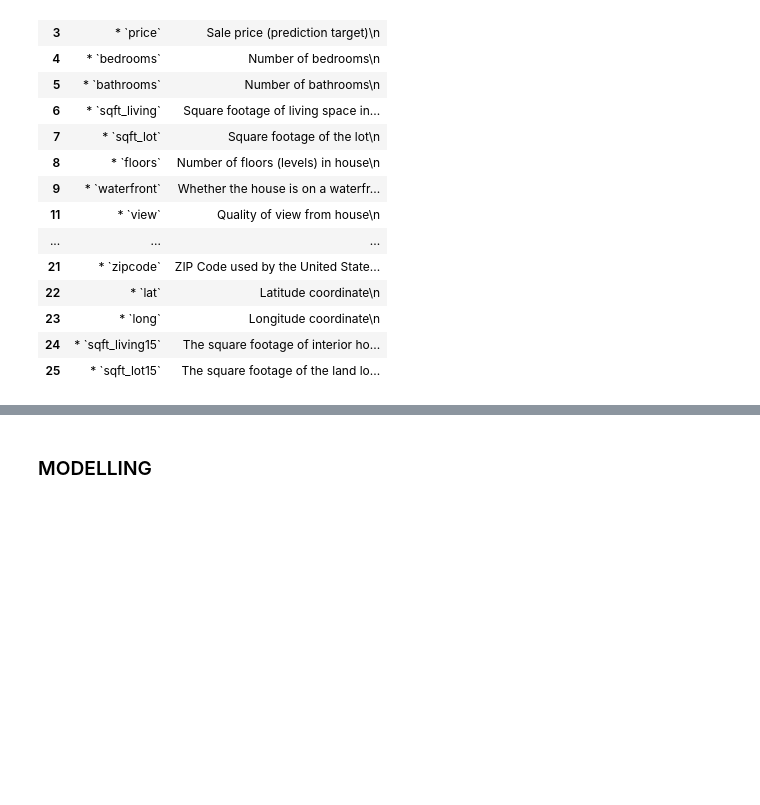
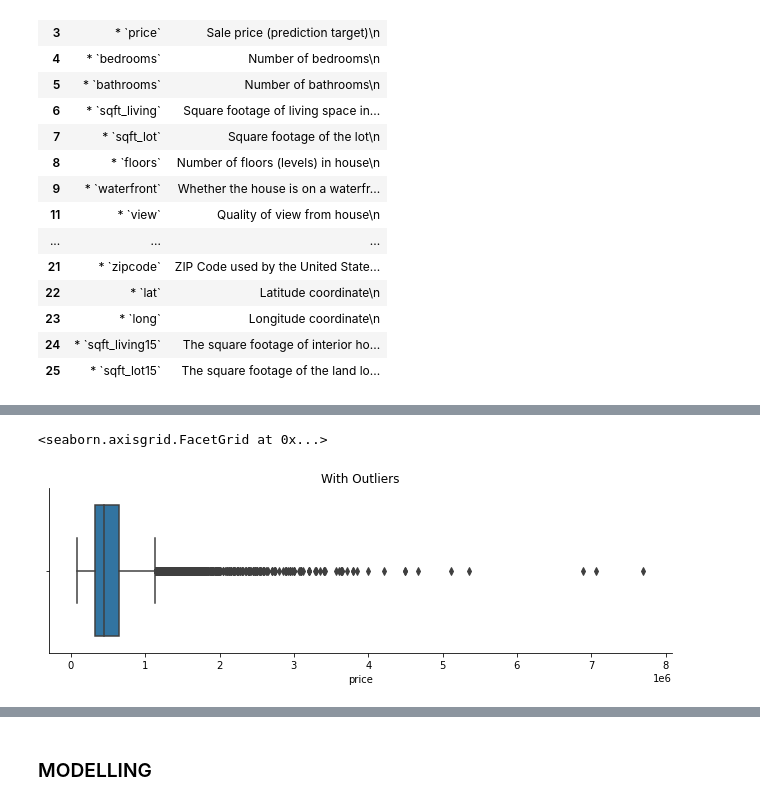
Before and after one commit to olivemideva/phase_2_project_practice, a Jupyter notebook: student.ipynb, the cells around one changed output, grey strips where cells are left out. Drawn from its saved outputs; the diff is of its cells as text; code cells hidden in the pictures; blank space fills up the shorter version.

```diff
--- a/student.ipynb
+++ b/student.ipynb
@@ -193,0 +190,5 @@ The correlation heatmap visually shows how strongly predictor variables are corr
+# %%
+sns.catplot(x='price', data=df, kind='box', height=3, aspect=3).set(title="With Outliers")
+# %% [output]
+<seaborn.axisgrid.FacetGrid at 0x...>
+[figure, added]
```
Also changed, not shown: parts of 16 cells of this notebook.
